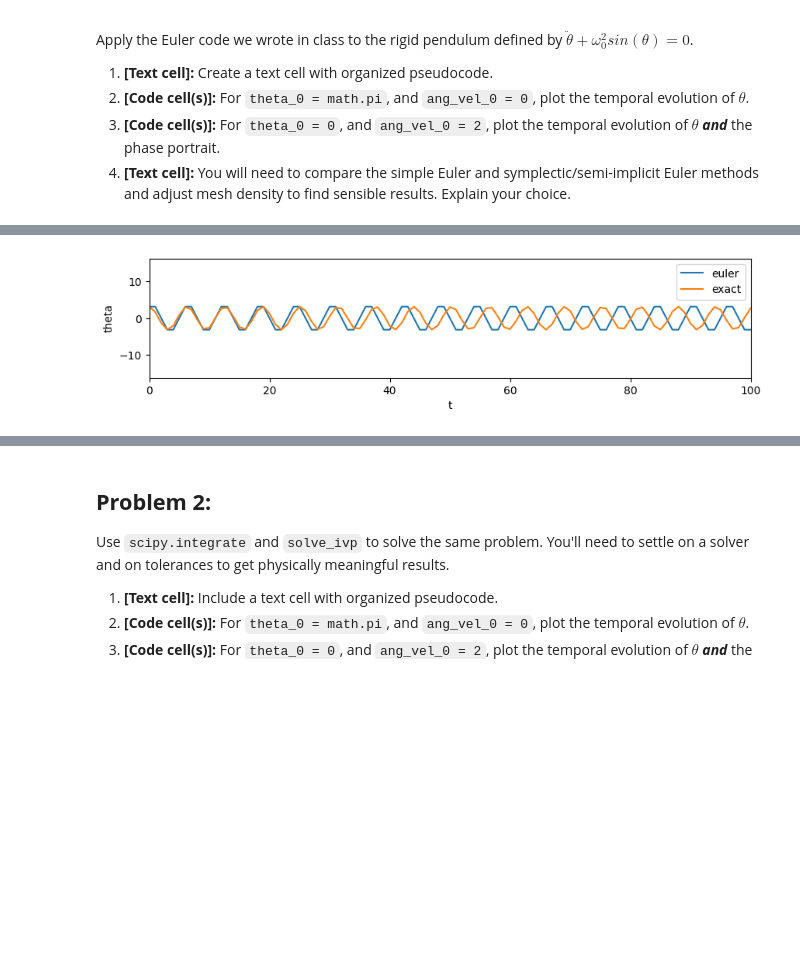
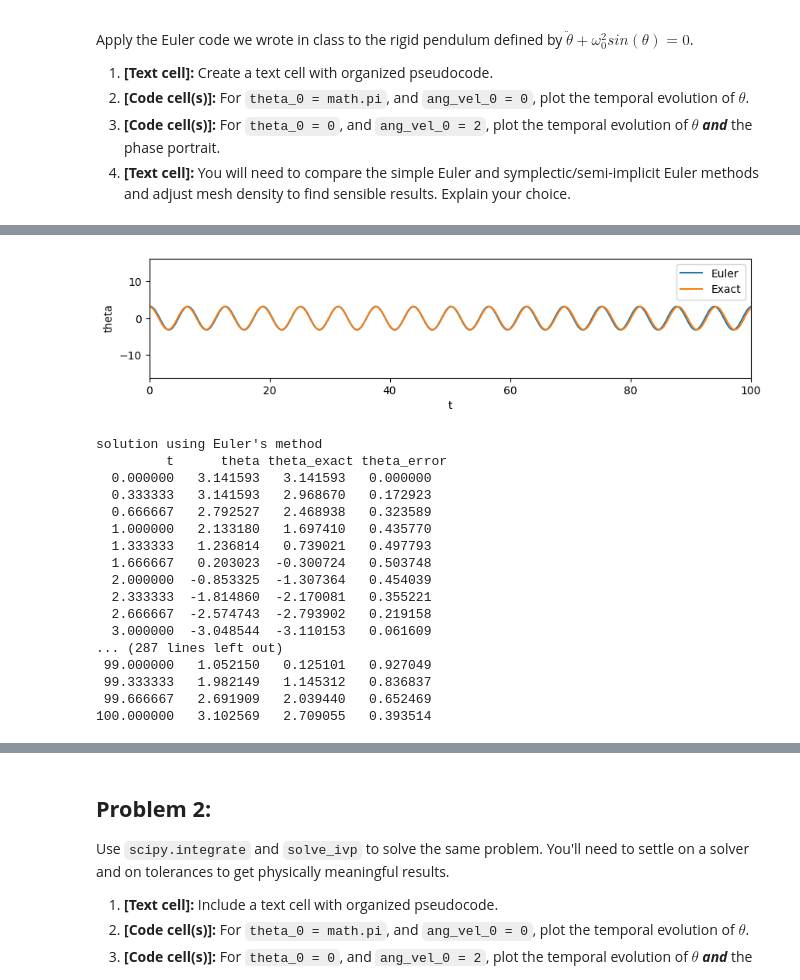
Before and after one commit to IntroComputationalPhysics-UNT/euler-and-solve-ivp-GavinDunaway410, a Jupyter notebook: rigid_pendulum_assignment_v2.ipynb, the cells around one changed output, grey strips where cells are left out. Saved outputs shown, nothing was run; the diff lists cells and outputs as text; code cells hidden in the pictures; blank space fills up the shorter version.

```diff
--- a/rigid_pendulum_assignment_v2.ipynb
+++ b/rigid_pendulum_assignment_v2.ipynb
@@ -69,29 +72,51 @@ def euler_sho(omega_0, theta_0, ang_vel_0, t_0, t_f, n_steps):
 # %%
 # Temporal evolution of theta for initial conditions set 1:
 
 # Assign variables & call function
 theta_0 = math.pi
 ang_vel_0 = 0
 omega_0 = 1
 t_0 = 0
 t_f = 100
-n_steps = 100
+n_steps = 300
 
 t, theta, ang_vel = euler_sho(omega_0, theta_0, ang_vel_0, t_0, t_f, n_steps)
 
 # Get the exact values
 theta_exact_sho = [theta_0 * math.cos(omega_0 * (t[i] - t_0)) + (ang_vel_0 / omega_0) * math.sin(omega_0 * (t[i] - t_0)) for i in range(len(t))]
-ang_vel_exact_sho = [- theta_0 * omega_0 * math.sin(omega_0 * (t[i] - t_0)) + ang_vel_0 * math.cos(omega_0 * (t[i] - t_0)) for i in range(len(t))]
+theta_error = [theta[i] - theta_exact_sho[i] for i in range(len(theta))]
 
 # Plot motion
 plt.figure(figsize=(10,2))
 plt.xlim([0, 100])
 plt.ylim([- 5 * np.pi - 0.5, 5 * np.pi + 0.5])
-plt.plot(t, theta, label='euler')
-plt.plot(t, theta_exact_sho,label='exact')
+plt.plot(t, theta, label='Euler')
+plt.plot(t, theta_exact_sho,label='Exact')
 plt.xlabel('t')
 plt.ylabel('theta')
 plt.legend()
 plt.show()
+
+print('solution using Euler\'s method')
+print(f"{'t':>10s} {'theta':>10s} {'theta_exact':>10s} {'theta_error':>10s}")
+for i in range(len(theta)):
+  print(f"{t[i]:>10.6f} {theta[i]:>10.6f} {theta_exact_sho[i]:>10.6f} {theta_error[i]:>10.6f}")
 # %% [output]
-[figure, old version]
+[figure, new version]
+solution using Euler's method
+         t      theta theta_exact theta_error
+  0.000000   3.141593   3.141593   0.000000
+  0.333333   3.141593   2.968670   0.172923
+  0.666667   2.792527   2.468938   0.323589
+  1.000000   2.133180   1.697410   0.435770
+  1.333333   1.236814   0.739021   0.497793
+  1.666667   0.203023  -0.300724   0.503748
+  2.000000  -0.853325  -1.307364   0.454039
+  2.333333  -1.814860  -2.170081   0.355221
+  2.666667  -2.574743  -2.793902   0.219158
+  3.000000  -3.048544  -3.110153   0.061609
+... (287 lines left out)
+ 99.000000   1.052150   0.125101   0.927049
+ 99.333333   1.982149   1.145312   0.836837
+ 99.666667   2.691909   2.039440   0.652469
+100.000000   3.102569   2.709055   0.393514
```
Also changed, not shown: parts of 5 cells of this notebook.
